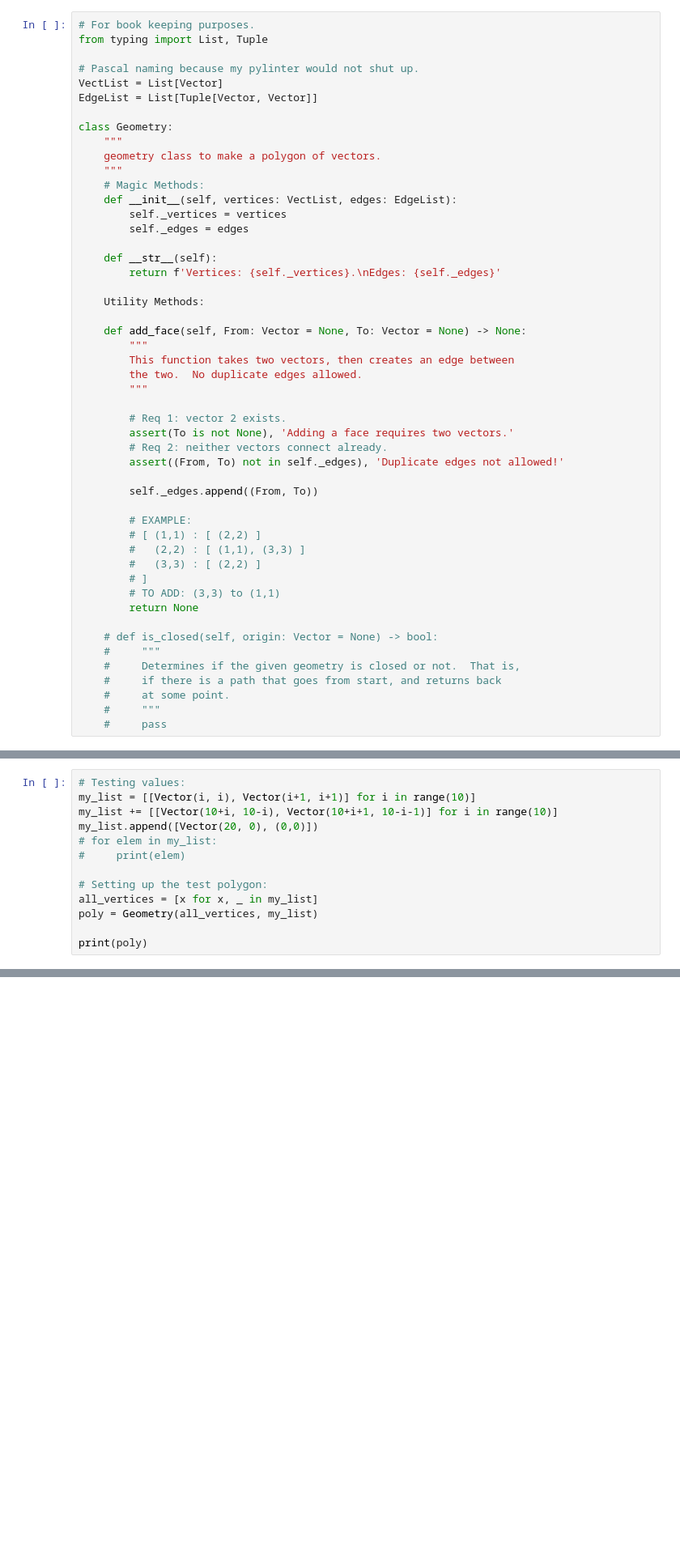
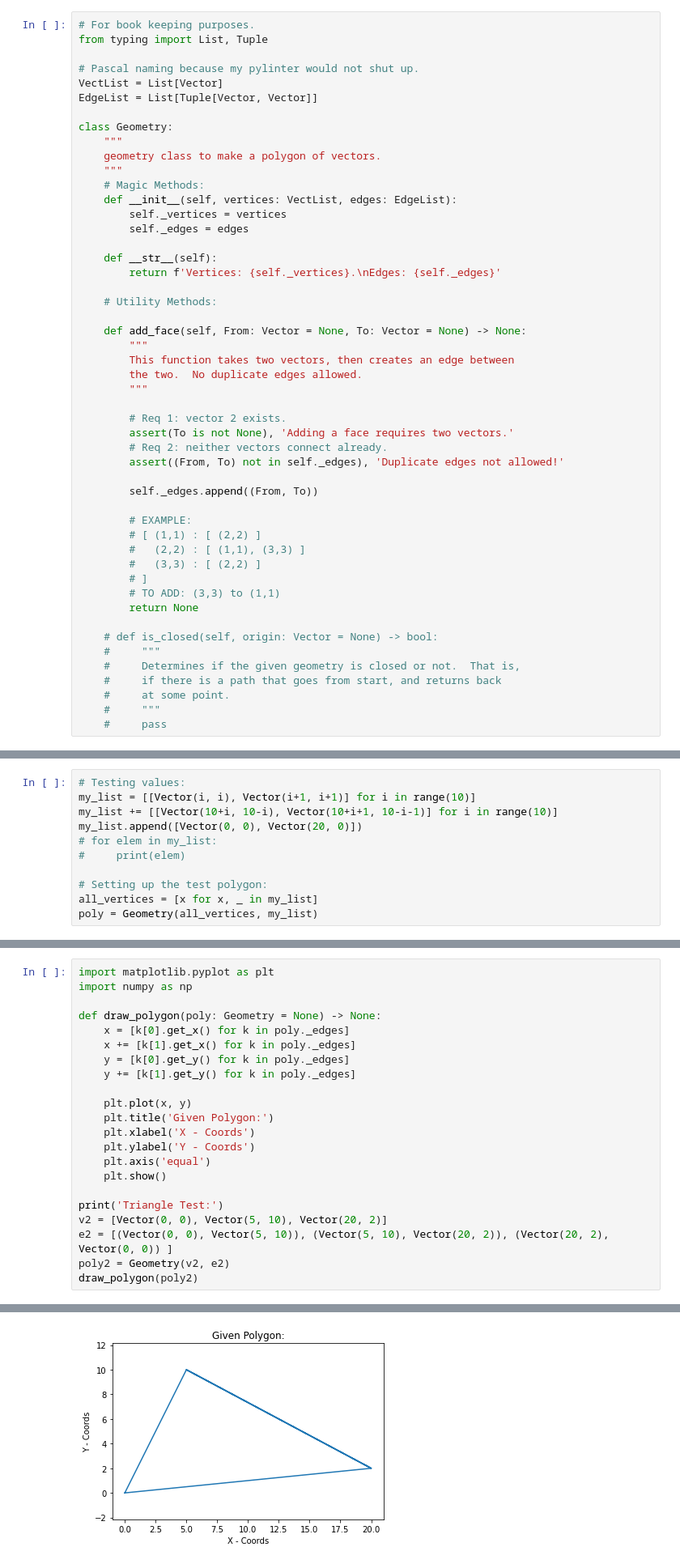
Before and after one commit to jventura1738/COSC311, a Jupyter notebook: LABS/Lab2_JV/Lab2.ipynb, the cells around one changed output, grey strips where cells are left out. Shown at 81% size. Saved outputs shown, nothing was run; the diff lists cells and outputs as text; blank space fills up the shorter version.

```diff
--- a/LABS/Lab2_JV/Lab2.ipynb
+++ b/LABS/Lab2_JV/Lab2.ipynb
@@ -129,7 +129,7 @@ class Geometry:
     def __str__(self):
         return f'Vertices: {self._vertices}.\nEdges: {self._edges}'
 
-    Utility Methods:
+    # Utility Methods:
 
     def add_face(self, From: Vector = None, To: Vector = None) -> None:
         """
@@ -165,12 +165,10 @@ class Geometry:
 # Testing values:
 my_list = [[Vector(i, i), Vector(i+1, i+1)] for i in range(10)]
 my_list += [[Vector(10+i, 10-i), Vector(10+i+1, 10-i-1)] for i in range(10)]
-my_list.append([Vector(20, 0), (0,0)])
+my_list.append([Vector(0, 0), Vector(20, 0)])
 # for elem in my_list:
 #     print(elem)
 
 # Setting up the test polygon:
 all_vertices = [x for x, _ in my_list]
 poly = Geometry(all_vertices, my_list)
-
-print(poly)
@@ -179,0 +175,23 @@ Edges: [[Vector(0, 0), Vector(1, 1)], [Vector(1, 1), Vector(2, 2)], [Vector(2, 2
+# %%
+import matplotlib.pyplot as plt
+import numpy as np
+
+def draw_polygon(poly: Geometry = None) -> None:
+    x = [k[0].get_x() for k in poly._edges]
+    x += [k[1].get_x() for k in poly._edges]
+    y = [k[0].get_y() for k in poly._edges]
+    y += [k[1].get_y() for k in poly._edges]
+
+    plt.plot(x, y)
+    plt.title('Given Polygon:')
+    plt.xlabel('X - Coords')
+    plt.ylabel('Y - Coords')
+    plt.axis('equal')
+    plt.show()
+
+print('Triangle Test:')
+v2 = [Vector(0, 0), Vector(5, 10), Vector(20, 2)]
+e2 = [(Vector(0, 0), Vector(5, 10)), (Vector(5, 10), Vector(20, 2)), (Vector(20, 2), Vector(0, 0)) ]
+poly2 = Geometry(v2, e2)
+draw_polygon(poly2)
+# %% [output]
@@ -179,0 +199 @@ Edges: [[Vector(0, 0), Vector(1, 1)], [Vector(1, 1), Vector(2, 2)], [Vector(2, 2
+[figure, added]
```
Also changed, not shown: parts of 2 cells of this notebook.
